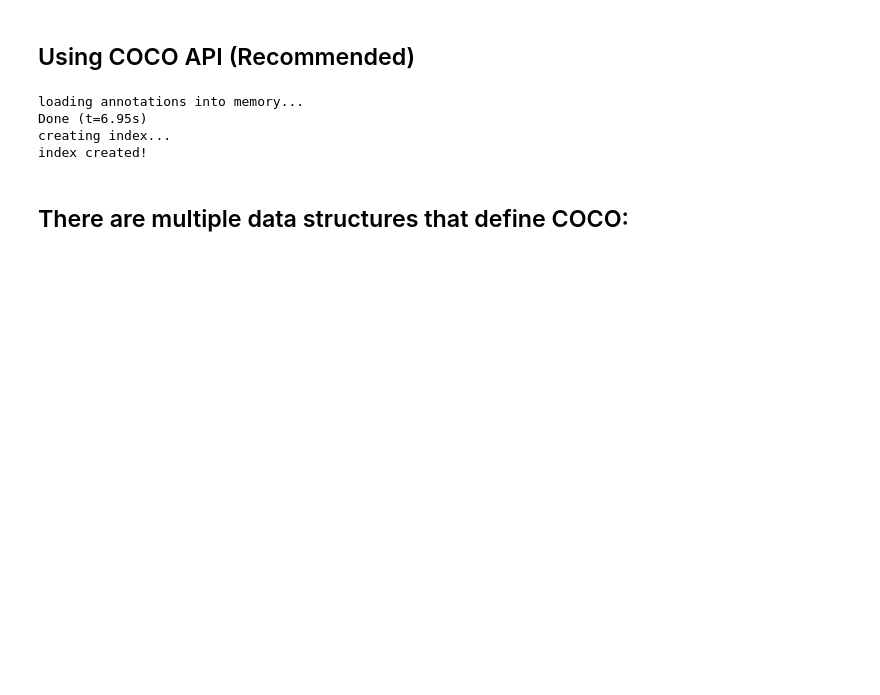
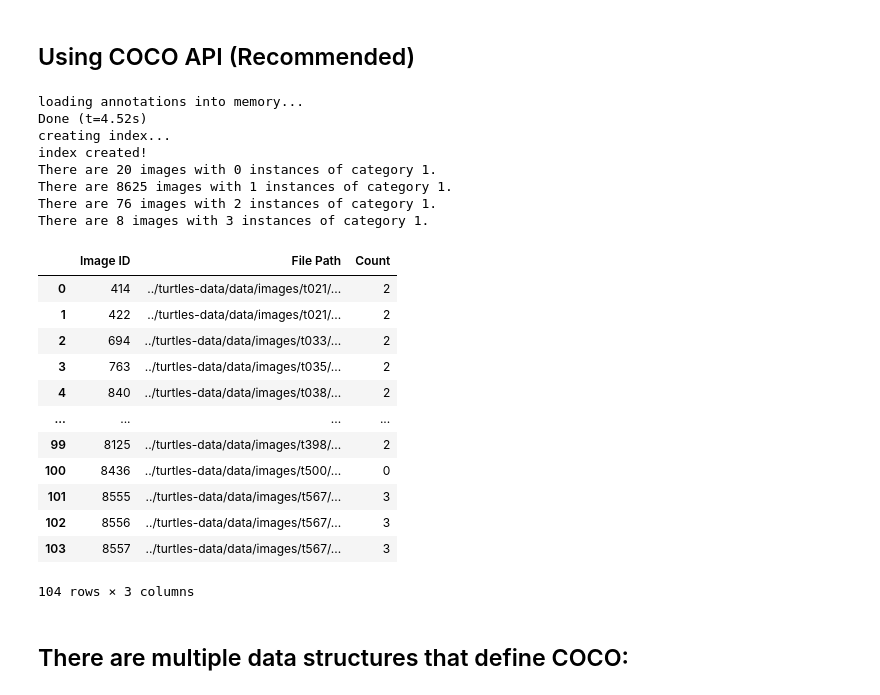
Before and after one commit to JoeZhao527/Segment-Turtle, a Jupyter notebook: COMP9517_24T3_Group_Project_Dataset_Exploration/Dataset Exploration and Masks Visualisation.ipynb, the cells around one changed output. Cells and saved outputs as stored; diff of their text form; code cells hidden in the pictures; blank space fills up the shorter version.

```diff
--- a/COMP9517_24T3_Group_Project_Dataset_Exploration/Dataset Exploration and Masks Visualisation.ipynb
+++ b/COMP9517_24T3_Group_Project_Dataset_Exploration/Dataset Exploration and Masks Visualisation.ipynb
@@ -88,11 +88,81 @@ attributes
 # %%
 # initialise COCO API for annotations
 coco = COCO(os.path.join(base_dir, 'annotations.json'))
+
+
+# Define the category ID you're interested in
+category_id = 1  # assuming category 1 corresponds to the desired category
+
+# Retrieve all image IDs
+image_ids = coco.getImgIds()
+
+# Initialize a dictionary to store counts
+image_instance_counts = {}
+
+# Iterate over all images
+for img_id in image_ids:
+    # Get annotation IDs for category 1 in the current image
+    ann_ids = coco.getAnnIds(imgIds=[img_id], catIds=[category_id])
+    # Count instances and store them in the dictionary
+    image_instance_counts[img_id] = len(ann_ids)
+
+
+count_distribution = {}
+
+for count in image_instance_counts.values():
+    if count in count_distribution:
+        count_distribution[count] += 1
+    else:
+        count_distribution[count] = 1
+
+# Print results
+for count, num_images in sorted(count_distribution.items()):
+    print(f"There are {num_images} images with {count} instances of category {category_id}.")
+
+# Filter and create a DataFrame for images with counts not equal to 1
+image_data = {
+    "Image ID": [],
+    "File Path": [],
+    "Count": []
+}
+
+for img_id, count in image_instance_counts.items():
+    if count != 1:
+        # Get the file path for the image
+        img_info = coco.loadImgs(img_id)[0]
+        img_path = os.path.join(base_dir, img_info['file_name'])
+        # Append data to the dictionary
+        image_data["Image ID"].append(img_id)
+        image_data["File Path"].append(img_path)
+        image_data["Count"].append(count)
+
+# Convert to a DataFrame
+df_image_counts = pd.DataFrame(image_data)
+
+# Display the DataFrame
+df_image_counts
 # %% [output]
 loading annotations into memory...
-Done (t=6.95s)
+Done (t=4.52s)
 creating index...
 index created!
+There are 20 images with 0 instances of category 1.
+There are 8625 images with 1 instances of category 1.
+There are 76 images with 2 instances of category 1.
+There are 8 images with 3 instances of category 1.
+|  | Image ID | File Path | Count |
+| 0 | 414 | ../turtles-data/data/images/t021/... | 2 |
+| 1 | 422 | ../turtles-data/data/images/t021/... | 2 |
+| 2 | 694 | ../turtles-data/data/images/t033/... | 2 |
+| 3 | 763 | ../turtles-data/data/images/t035/... | 2 |
+| 4 | 840 | ../turtles-data/data/images/t038/... | 2 |
+| ... | ... | ... | ... |
+| 99 | 8125 | ../turtles-data/data/images/t398/... | 2 |
+| 100 | 8436 | ../turtles-data/data/images/t500/... | 0 |
+| 101 | 8555 | ../turtles-data/data/images/t567/... | 3 |
+| 102 | 8556 | ../turtles-data/data/images/t567/... | 3 |
+| 103 | 8557 | ../turtles-data/data/images/t567/... | 3 |
+104 rows × 3 columns
 # %% [markdown]
 ## There are multiple data structures that define COCO:
 # %% [markdown]
```
Also changed, not shown: parts of 4 cells of this notebook, 3 other files.
